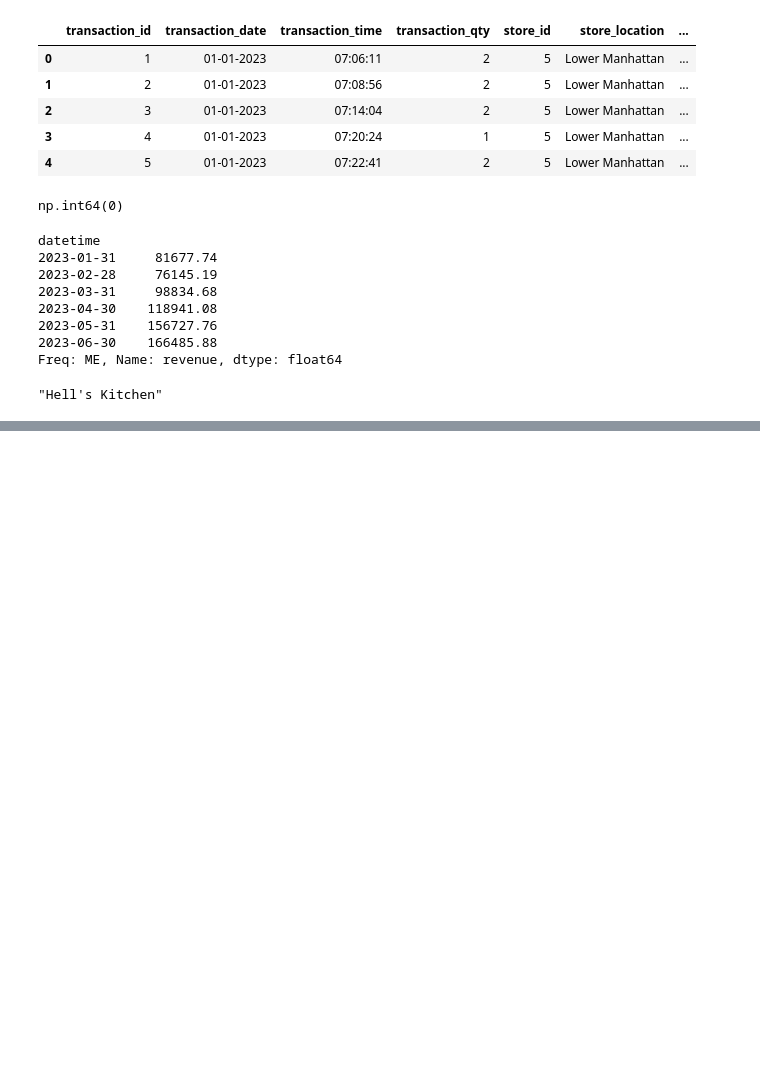
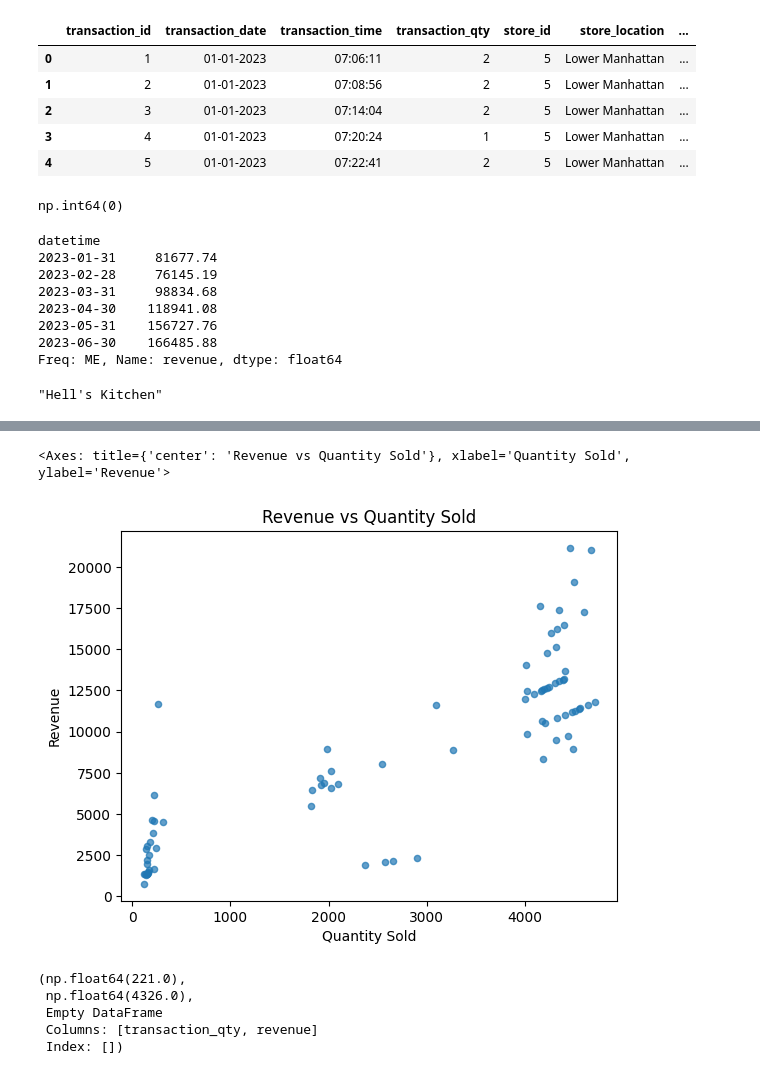
Before and after one commit to hamidurrahman-0824/my_snippet, a Jupyter notebook: PANDAS/n_analysis_2.ipynb, the cells around one changed output, grey strips where cells are left out. Cells and saved outputs as stored; diff of their text form; code cells hidden in the pictures; blank space fills up the shorter version.

```diff
--- a/PANDAS/n_analysis_2.ipynb
+++ b/PANDAS/n_analysis_2.ipynb
@@ -59,0 +80,31 @@ Name: count, dtype: int64
+# %%
+g = df.groupby('product_detail').agg({
+    'transaction_qty':'sum',
+    'revenue':'sum'
+})
+
+g.plot(
+    kind='scatter',
+    x='transaction_qty',
+    y='revenue',
+    title='Revenue vs Quantity Sold',
+    xlabel='Quantity Sold',
+    ylabel='Revenue',
+    alpha=0.7
+)
+# %% [output]
+<Axes: title={'center': 'Revenue vs Quantity Sold'}, xlabel='Quantity Sold', ylabel='Revenue'>
+[figure, added]
+# %%
+low_qt= g['transaction_qty'].quantile(0.25)
+high_qt= g['transaction_qty'].quantile(0.75)
+premium = g[(g['transaction_qty']<100) &
+            (g['revenue']>5000)
+]
+low_qt,high_qt,premium
+# %% [output]
+(np.float64(221.0),
+ np.float64(4326.0),
+ Empty DataFrame
+ Columns: [transaction_qty, revenue]
+ Index: [])
```
Also changed, not shown: parts of 7 cells of this notebook, 4 other files.
